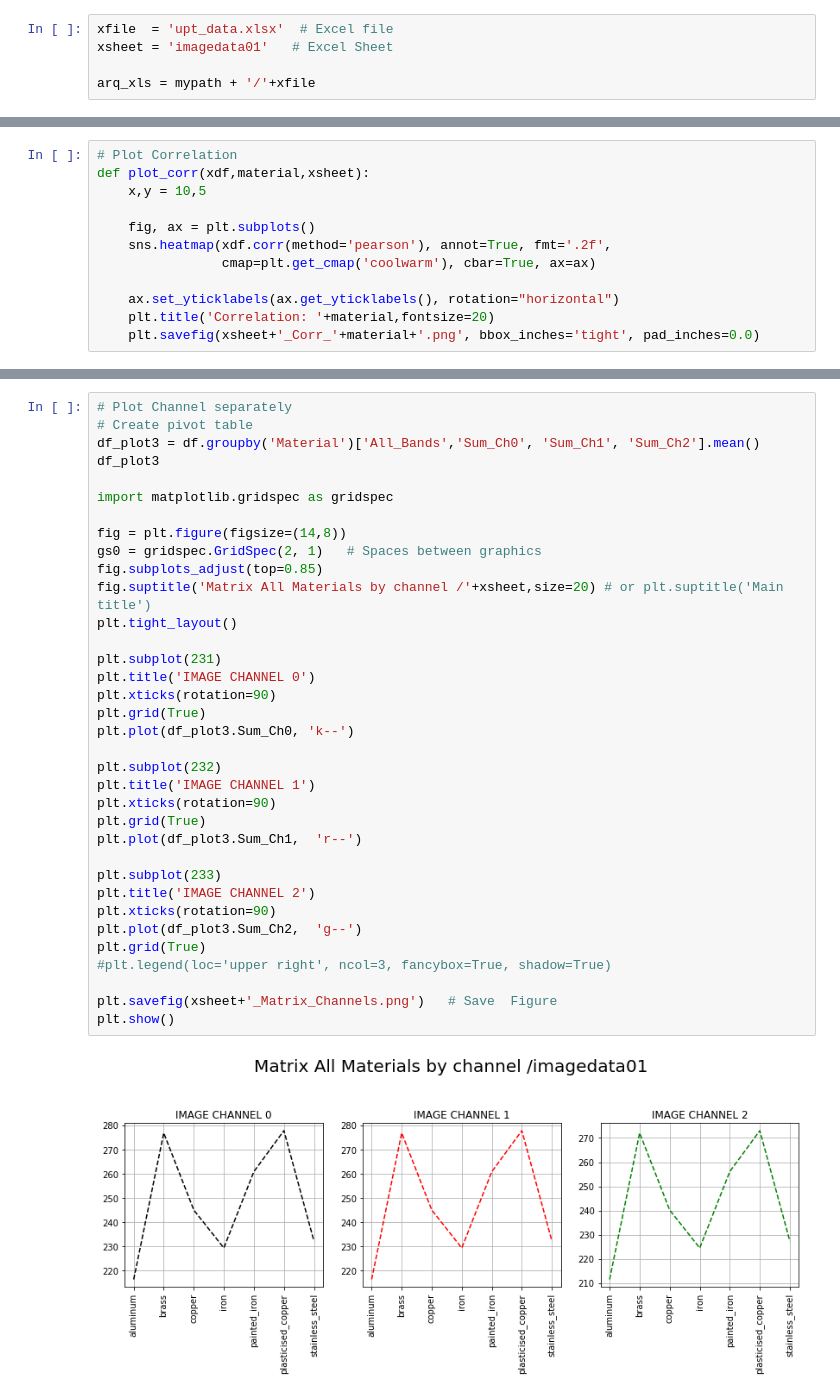
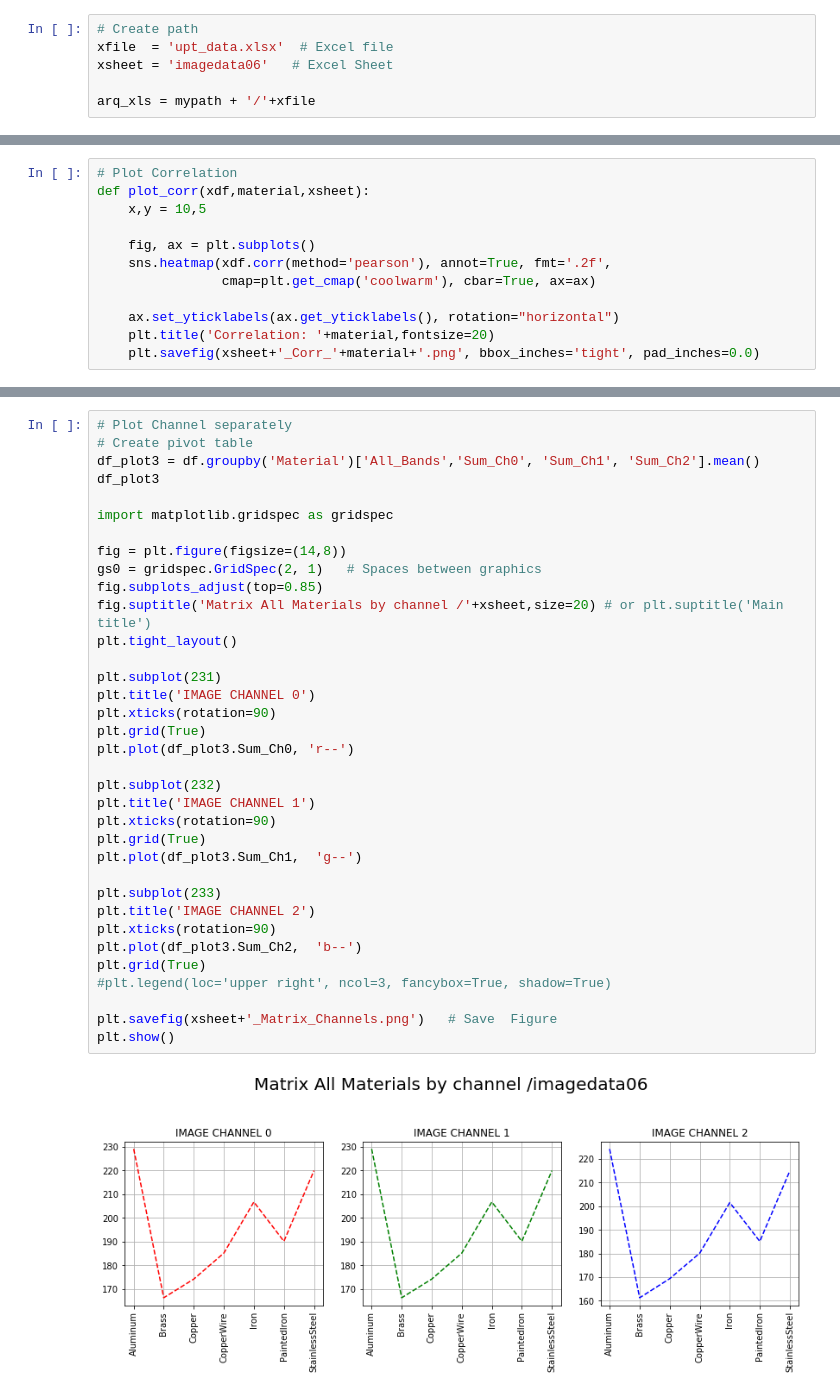
Before and after one commit to MRobalinho/Scrap_Multispectral_Images, a Jupyter notebook: Multi_Spectral_Analyse_01.ipynb, the cells around one changed output, grey strips where cells are left out. Cells and saved outputs as stored; diff of their text form.

```diff
--- a/Multi_Spectral_Analyse_01.ipynb
+++ b/Multi_Spectral_Analyse_01.ipynb
@@ -17,8 +20,9 @@ print(currDir)
 # %% [output]
 C:\Users\manuel.robalinho\Google Drive\UPT_Portucalense\Trabalho final\Classificacao_Sucata\Jupyter_Notebook
 # %%
+# Create path
 xfile  = 'upt_data.xlsx'  # Excel file
-xsheet = 'imagedata01'   # Excel Sheet
+xsheet = 'imagedata06'   # Excel Sheet
 
 arq_xls = mypath + '/'+xfile
 # %%
@@ -279,37 +504,37 @@ plt.show()
 df_plot3 = df.groupby('Material')['All_Bands','Sum_Ch0', 'Sum_Ch1', 'Sum_Ch2'].mean()
 df_plot3
 
 import matplotlib.gridspec as gridspec
 
 fig = plt.figure(figsize=(14,8))
 gs0 = gridspec.GridSpec(2, 1)   # Spaces between graphics
 fig.subplots_adjust(top=0.85)
 fig.suptitle('Matrix All Materials by channel /'+xsheet,size=20) # or plt.suptitle('Main title')
 plt.tight_layout()
 
 plt.subplot(231)
 plt.title('IMAGE CHANNEL 0')
 plt.xticks(rotation=90)
 plt.grid(True)
-plt.plot(df_plot3.Sum_Ch0, 'k--')
+plt.plot(df_plot3.Sum_Ch0, 'r--')
 
 plt.subplot(232)
 plt.title('IMAGE CHANNEL 1')
 plt.xticks(rotation=90)
 plt.grid(True)
-plt.plot(df_plot3.Sum_Ch1,  'r--')
+plt.plot(df_plot3.Sum_Ch1,  'g--')
 
 plt.subplot(233)
 plt.title('IMAGE CHANNEL 2')
 plt.xticks(rotation=90)
-plt.plot(df_plot3.Sum_Ch2,  'g--')
+plt.plot(df_plot3.Sum_Ch2,  'b--')
 plt.grid(True)
 #plt.legend(loc='upper right', ncol=3, fancybox=True, shadow=True)
 
 plt.savefig(xsheet+'_Matrix_Channels.png')   # Save  Figure
 plt.show()
 # %% [output]
-[figure, old version]
+[figure, new version]
 # %%
 import matplotlib.gridspec as gridspec
 
```
Also changed, not shown: parts of 37 cells of this notebook, 2 other files.
